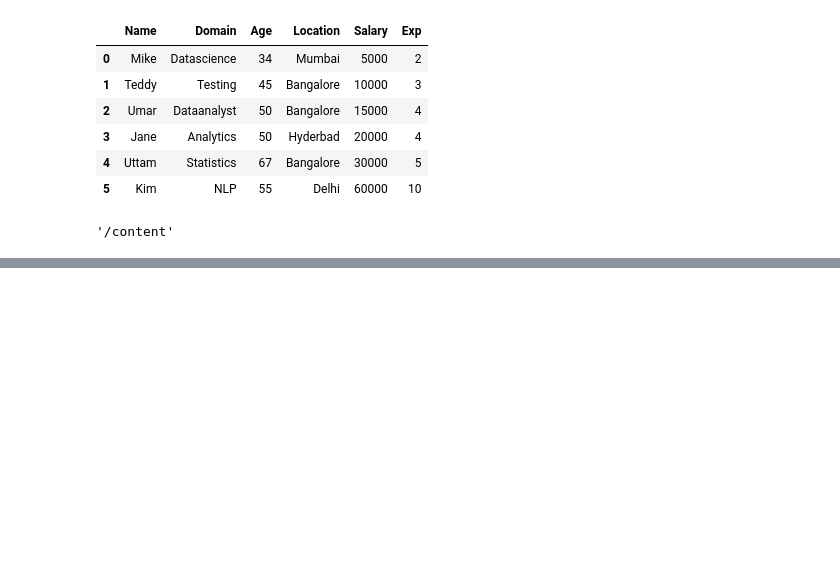
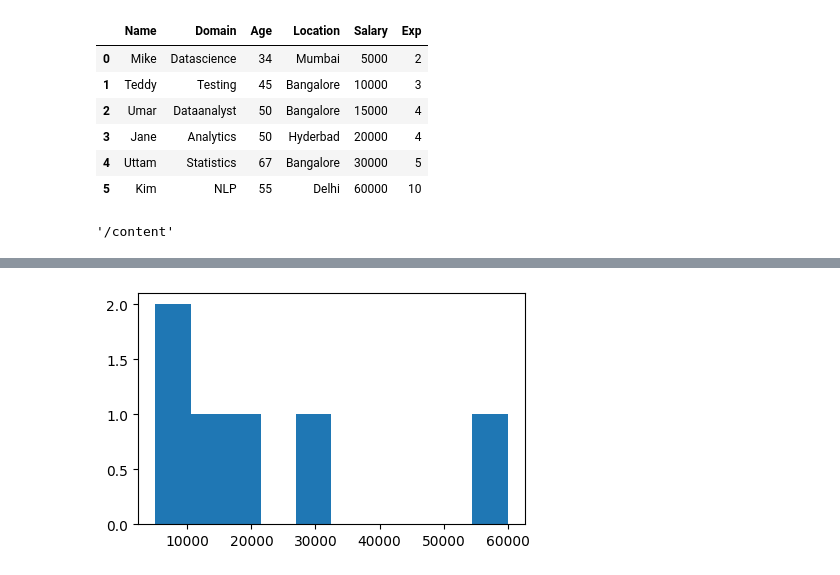
Before and after one commit to ApoorvaReddy17/practice, a Jupyter notebook: Data_Cleansing.ipynb, the cells around one changed output, grey strips where cells are left out. Drawn from its saved outputs; the diff is of its cells as text; code cells hidden in the pictures; blank space fills up the shorter version.

```diff
--- a/Data_Cleansing.ipynb
+++ b/Data_Cleansing.ipynb
@@ -343,0 +385,4 @@ os.getcwd()
+# %%
+vis2=plt.hist(clean_data['Salary']) # histogram
+# %% [output]
+[figure, added]
```
Also changed, not shown: parts of 14 cells of this notebook.
